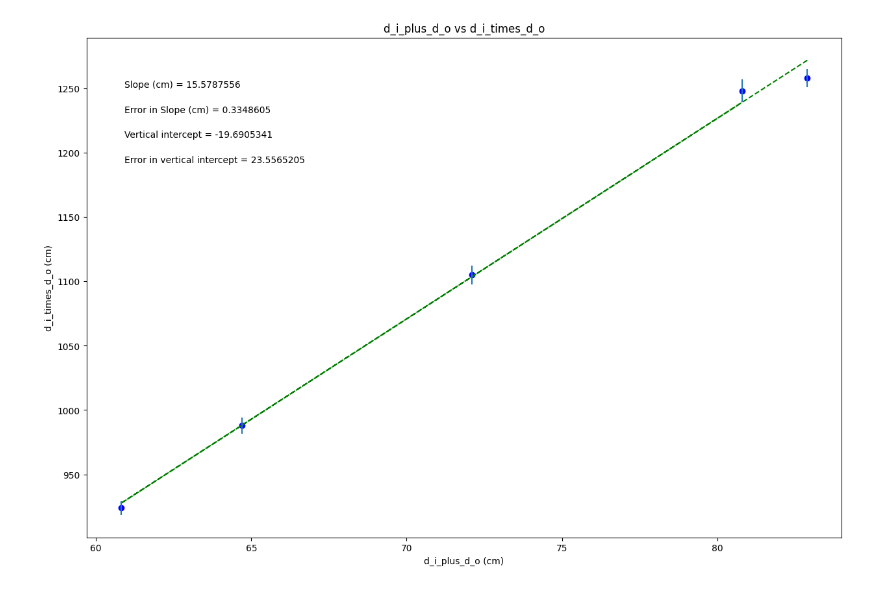
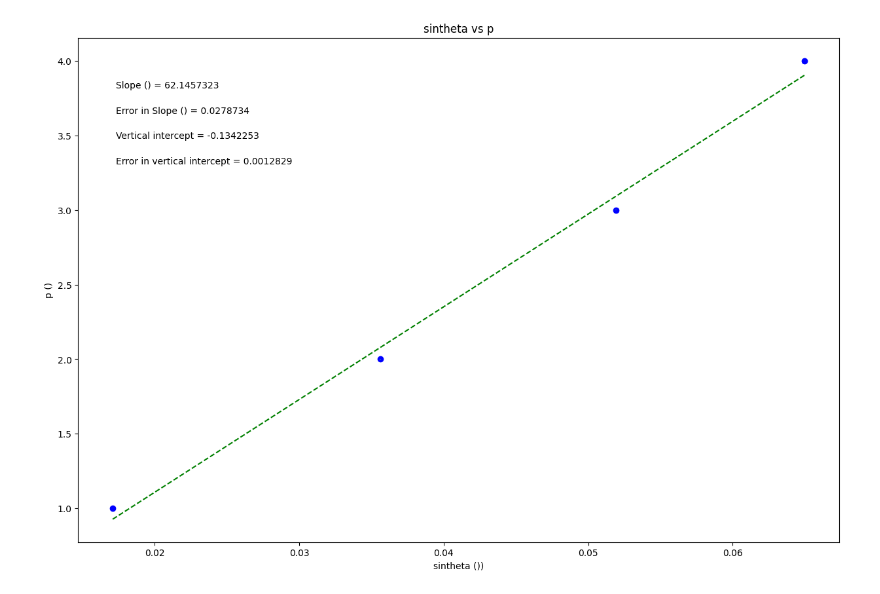
Before and after one commit to lukemoxon/physics-lab, a Jupyter notebook: phsxlab_plotting_template.ipynb, the cells around one changed output. Saved outputs shown, nothing was run; the diff lists cells and outputs as text; code cells hidden in the pictures.

```diff
--- a/phsxlab_plotting_template.ipynb
+++ b/phsxlab_plotting_template.ipynb
@@ -19,28 +139,28 @@ import matplotlib.pyplot as plt
 #variable names should start with a letter and must contain only letters, numbers, and underscores
 
 
-d_i_plus_d_o = np.array([82.90,	60.80, 64.70,	72.1,	80.80])
+sintheta = np.array([0.01708383737, 0.03558895135, 0.05190834273, 0.06497035332])
 
-d_i_times_d_o = np.array([1258.0, 924.0, 988.0, 1105.0, 1248.0])
+p = np.array([1, 2, 3, 4])
 
-𝛿d_i_times_d_o = np.array([6.90,	5.24,	6.17, 7.41,	8.74])
+dp = np.array([0.001, 0.001, 0.001, 0.001])
 
 
 
 #Re-assign variables as x, y, dy so that the remaining plotting code may remain generic
 #UPDATE VARIABLE NAMES (ON RHS OF EACH EQUAL SIGN) TO MATCH VARIABLE NAMES FOR DATA ABOVE
 
-x = d_i_plus_d_o             #this should be the array you want to plot on the x axis
-y = d_i_times_d_o            #this should be the array you want to plot on the y axis
-dy = 𝛿d_i_times_d_o        #this should be your error in y array
+x = sintheta            #this should be the array you want to plot on the x axis
+y = p            #this should be the array you want to plot on the y axis
+dy = dp        #this should be your error in y array
 
 
 #UPDATE EACH OF THESE 4 STRINGS FOR YOUR PLOT LABELS AS YOU WANT THEM TO APPEAR
 
-plot_title= 'd_i_plus_d_o vs d_i_times_d_o'
-x_label= 'd_i_plus_d_o (cm)'
-y_label= 'd_i_times_d_o (cm)'
-slope_units= 'cm'
+plot_title= 'sintheta vs p'
+x_label= 'sintheta ())'
+y_label= 'p ()'
+slope_units= ''
 
 #UPDATE ANNOTATION PLACEMENT SO IT'S OUT OF WAY OF PLOTTED DATA AND BEST FIT LINE
 #integer from 1 to 4, top R corner is 1 (counter-clockwise from there)
@@ -92,31 +212,31 @@ elif annotation_placement==3 or annotation_placement==4:
 #Don't need to change anything in this section!
 
 #Plot data on graph. Plot error bars and place values for slope,
 #error in slope, and vertical intercept (plus error) on the plot using "annotate"
 
 plt.figure(figsize=(15,10))
 
 plt.plot(x, fit, color='green', linestyle='--')
 plt.scatter(x, y, color='blue', marker='o')
 
 plt.xlabel(x_label)
 plt.ylabel(y_label)
 plt.title(plot_title)
 
 plt.errorbar(x, y, yerr=dy, xerr=None, fmt="none") #don't need to plot x error bars
 
 plt.annotate('Slope ({}) = {value:.{digits}f}'.format(slope_units,value=m, digits=7),
              (xpos, ypos[0]), xycoords='axes fraction')
 
 plt.annotate('Error in Slope ({}) = {value:.{digits}f}'.format(slope_units,value=dm, digits=7),
              (xpos, ypos[1]), xycoords='axes fraction')
 
 plt.annotate('Vertical intercept = {value:.{digits}f}'.format(value=b, digits=7),
              (xpos, ypos[2]), xycoords='axes fraction')
 
 plt.annotate('Error in vertical intercept = {value:.{digits}f}'.format(value=db, digits=7),
              (xpos, ypos[3]), xycoords='axes fraction')
 
 plt.show()
 # %% [output]
-[figure, old version]
+[figure, new version]
```
Also changed, not shown: parts of 2 cells of this notebook.
